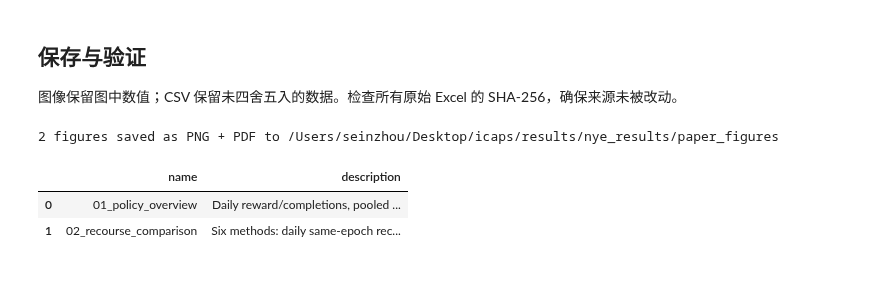
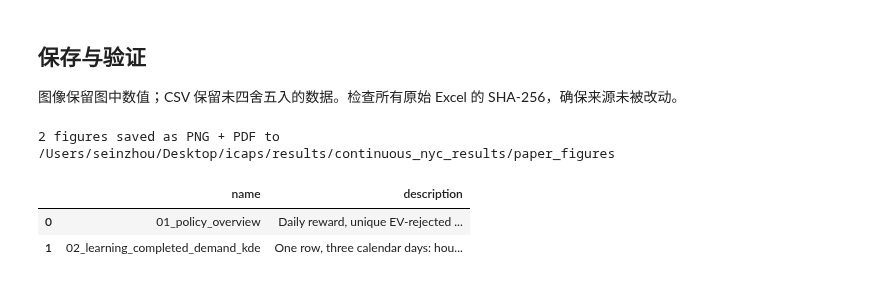
Before and after one commit to miluosi/icaps, a Jupyter notebook: plot_nye_data.ipynb, the cells around one changed output. Cells and saved outputs as stored; diff of their text form; code cells hidden in the pictures.

```diff
--- a/plot_nye_data.ipynb
+++ b/plot_nye_data.ipynb
@@ -15,18 +17,18 @@ import matplotlib.pyplot as plt
 from IPython.display import display
 
 ROOT = next((p for p in [Path.cwd(), *Path.cwd().parents]
-             if (p / 'results/nye_results').is_dir()), None)
+             if (p / 'results/continuous_nyc_results').is_dir()), None)
 if ROOT is None:
     raise FileNotFoundError('请从 icaps 项目或其子目录运行 notebook。')
-DATA_DIR = ROOT / 'results/nye_results'
+DATA_DIR = ROOT / 'results/continuous_nyc_results'
 FIG_DIR = DATA_DIR / 'paper_figures'
 ANALYSIS_DIR = DATA_DIR / 'analysis'
 FIG_DIR.mkdir(exist_ok=True)
 ANALYSIS_DIR.mkdir(exist_ok=True)
 EPOCH_SECONDS = 30.0  # 与这些导出结果的 NYC 测试设置一致
 SPECS = [
-    ('benchmark_r1', 'Myopic r1', 'MCMF', 'r1', '#697786'),
-    ('benchmark_r2', 'Myopic r2', 'MCMF', 'r2', '#b28c57'),
+    ('myopic_r1', 'Myopic r1', 'MCMF', 'r1', '#697786'),
+    ('myopic_r2', 'Myopic r2', 'MCMF', 'r2', '#b28c57'),
     ('r1', 'Learning r1', 'ADP-MCMF', 'r1', '#4c78a8'),
     ('r2', 'Learning r2', 'ADP-MCMF', 'r2', '#9b6cb3'),
     ('r3', 'Learning r3', 'ADP-MCMF', 'r3', '#e48144'),
@@ -39,7 +41,7 @@ mpl.rcParams.update({
     'font.family': 'DejaVu Sans', 'font.size': 11, 'axes.titlesize': 13,
     'axes.labelsize': 11, 'axes.spines.top': False, 'axes.spines.right': False,
     'axes.grid': True, 'grid.alpha': .18, 'axes.axisbelow': True,
-    'figure.dpi': 110, 'savefig.dpi': 240, 'pdf.fonttype': 42,
+    'figure.dpi': 300, 'savefig.dpi': 300, 'pdf.fonttype': 42,
 })
 FIGURES = []
 
@@ -89,7 +94,7 @@ SHEETS = ['detail', 'daily_req_completion_summary', 'hourly_req_completion_summa
           'hourly_completed_summary', 'hourly_station_queue_summary', 'hourly_zone_vehicle_summary']
 books, source_info = {}, []
 for suffix, label, strategy, method, color in SPECS:
-    path = DATA_DIR / f'test_results_4way_optimization_anchored_residual_{suffix}.xlsx'
+    path = DATA_DIR / f'test_results_4way_optimization_anchored_residual_continuous_{suffix}.xlsx'
     book = pd.read_excel(path, sheet_name=SHEETS)
     for sheet, frame in book.items():
         assert set(frame['strategy']) == {strategy}, (label, sheet, 'strategy mismatch')
@@ -266,15 +436,27 @@ save_show(fig, '02_recourse_comparison', 'Six methods: daily same-epoch recourse
 # %%
 assert len(FIGURES) == 2
 for source in source_info:
     assert hashlib.sha256((DATA_DIR / source['file']).read_bytes()).hexdigest() == source['sha256'], '原始工作簿发生变化'
 manifest = {'seed': SEED, 'days': N_DAYS, 'dates': [pd.Timestamp(d).strftime('%Y-%m-%d') for d in DATES],
             'epoch_seconds': EPOCH_SECONDS, 'uncertainty': 'No confidence intervals: one seed per method',
-            'sources': source_info, 'figures': FIGURES}
+            'sources': source_info, 'figures': FIGURES,
+            'completion_kde': {'methods': LEARNING_ORDER, 'hourly_bins_per_method': N_DAYS * 24,
+                               'aggregation': 'Separate calendar days; no averaging across days in the figure',
+                               'demand_source': 'hourly_req_completion_summary.generated_requests',
+                               'kde_input': '24 hourly bin centers weighted by generated requests for that day',
+                               'bw_method': KDE_BW_METHOD,
+                               'normalization': 'KDE integrates over 0-24 to generated requests for that day',
+                               'shading': 'Demand KDE; not uncertainty'},
+            'metric_definitions': {
+                'rejected_without_same_epoch_recourse_per_day': '(rejected_requests - recourse_requests) / days; unique requests, not final lost requests',
+                'recourse_rate_pct': '100 * recourse_requests / rejected_requests; pooled unique requests',
+                'recourse_completion_success_pct': '100 * recourse_completed_requests / recourse_assigned_requests; undefined if no assignments',
+            }}
 (ANALYSIS_DIR / 'paper_figures_manifest.json').write_text(json.dumps(manifest, indent=2, ensure_ascii=False))
 print(f'{len(FIGURES)} figures saved as PNG + PDF to {FIG_DIR}')
 display(pd.DataFrame(FIGURES))
 # %% [output]
-2 figures saved as PNG + PDF to /Users/seinzhou/Desktop/icaps/results/nye_results/paper_figures
+2 figures saved as PNG + PDF to /Users/seinzhou/Desktop/icaps/results/continuous_nyc_results/paper_figures
 |  | name | description |
-| 0 | 01_policy_overview | Daily reward/completions, pooled ... |
-| 1 | 02_recourse_comparison | Six methods: daily same-epoch rec... |
+| 0 | 01_policy_overview | Daily reward, unique EV-rejected ... |
+| 1 | 02_learning_completed_demand_kde | One row, three calendar days: hou... |
```
Also changed, not shown: parts of 11 cells of this notebook, 3 other files.
